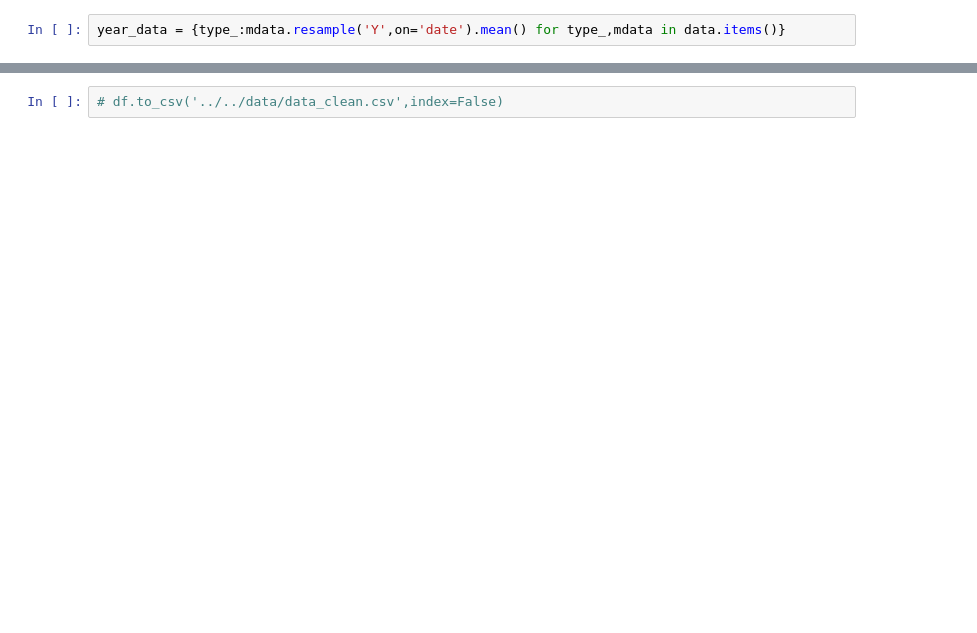
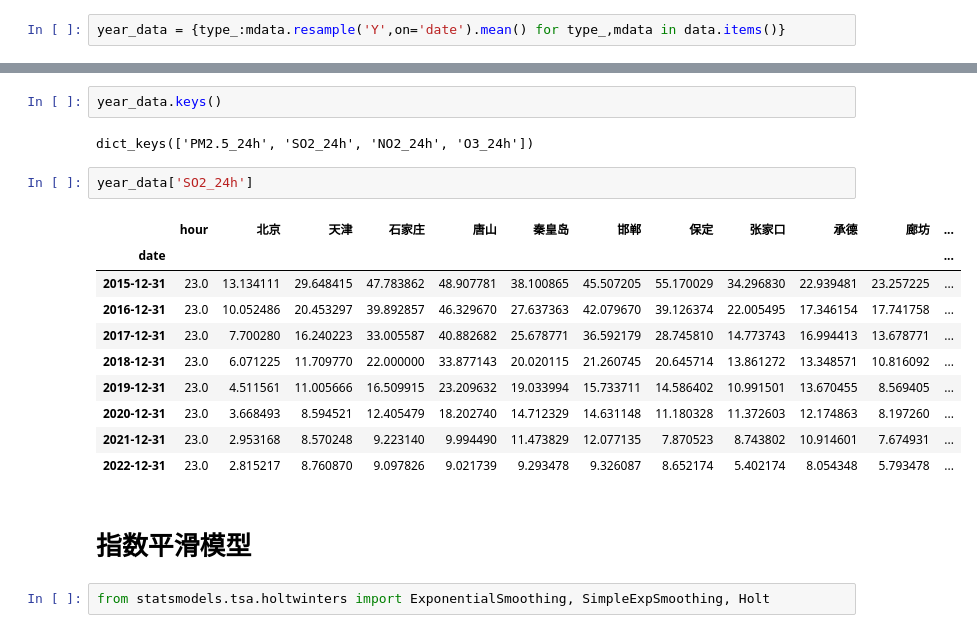
Before and after one commit to sjtujerry/forecasting-project, a Jupyter notebook: notebook/data_preprocess/data_concat.ipynb, the cells around one changed output, grey strips where cells are left out. Saved outputs shown, nothing was run; the diff lists cells and outputs as text; blank space fills up the shorter version.

```diff
--- a/notebook/data_preprocess/data_concat.ipynb
+++ b/notebook/data_preprocess/data_concat.ipynb
@@ -67,5 +88,24 @@ year_data['O3_24h']
 | 2020-12-31 | 23.0 | 109.443836 | 117.772603 | 115.249315 | 116.682192 | 111.906849 | 120.663934 | 112.939891 | 109.608219 | 107.019126 | 117.082192 | ... |
 | 2021-12-31 | 23.0 | 99.741047 | 107.988981 | 114.842975 | 107.812672 | 107.300275 | 117.848485 | 111.341598 | 107.247934 | 97.399449 | 109.330579 | ... |
 | 2022-12-31 | 23.0 | 73.076087 | 80.989130 | 77.326087 | 81.836957 | 83.445652 | 81.282609 | 79.478261 | 88.728261 | 80.293478 | 79.086957 | ... |
-# %%
-# df.to_csv('../../data/data_clean.csv',index=False)
+# %%
+year_data.keys()
+# %% [output]
+dict_keys(['PM2.5_24h', 'SO2_24h', 'NO2_24h', 'O3_24h'])
+# %%
+year_data['SO2_24h']
+# %% [output]
+|  | hour | 北京 | 天津 | 石家庄 | 唐山 | 秦皇岛 | 邯郸 | 保定 | 张家口 | 承德 | 廊坊 | ... |
+| date |  |  |  |  |  |  |  |  |  |  |  | ... |
+| 2015-12-31 | 23.0 | 13.134111 | 29.648415 | 47.783862 | 48.907781 | 38.100865 | 45.507205 | 55.170029 | 34.296830 | 22.939481 | 23.257225 | ... |
+| 2016-12-31 | 23.0 | 10.052486 | 20.453297 | 39.892857 | 46.329670 | 27.637363 | 42.079670 | 39.126374 | 22.005495 | 17.346154 | 17.741758 | ... |
+| 2017-12-31 | 23.0 | 7.700280 | 16.240223 | 33.005587 | 40.882682 | 25.678771 | 36.592179 | 28.745810 | 14.773743 | 16.994413 | 13.678771 | ... |
+| 2018-12-31 | 23.0 | 6.071225 | 11.709770 | 22.000000 | 33.877143 | 20.020115 | 21.260745 | 20.645714 | 13.861272 | 13.348571 | 10.816092 | ... |
+| 2019-12-31 | 23.0 | 4.511561 | 11.005666 | 16.509915 | 23.209632 | 19.033994 | 15.733711 | 14.586402 | 10.991501 | 13.670455 | 8.569405 | ... |
+| 2020-12-31 | 23.0 | 3.668493 | 8.594521 | 12.405479 | 18.202740 | 14.712329 | 14.631148 | 11.180328 | 11.372603 | 12.174863 | 8.197260 | ... |
+| 2021-12-31 | 23.0 | 2.953168 | 8.570248 | 9.223140 | 9.994490 | 11.473829 | 12.077135 | 7.870523 | 8.743802 | 10.914601 | 7.674931 | ... |
+| 2022-12-31 | 23.0 | 2.815217 | 8.760870 | 9.097826 | 9.021739 | 9.293478 | 9.326087 | 8.652174 | 5.402174 | 8.054348 | 5.793478 | ... |
+# %% [markdown]
+# 指数平滑模型
+# %%
+from statsmodels.tsa.holtwinters import ExponentialSmoothing, SimpleExpSmoothing, Holt
```
Also changed, not shown: parts of 7 cells of this notebook, 1 other file.
